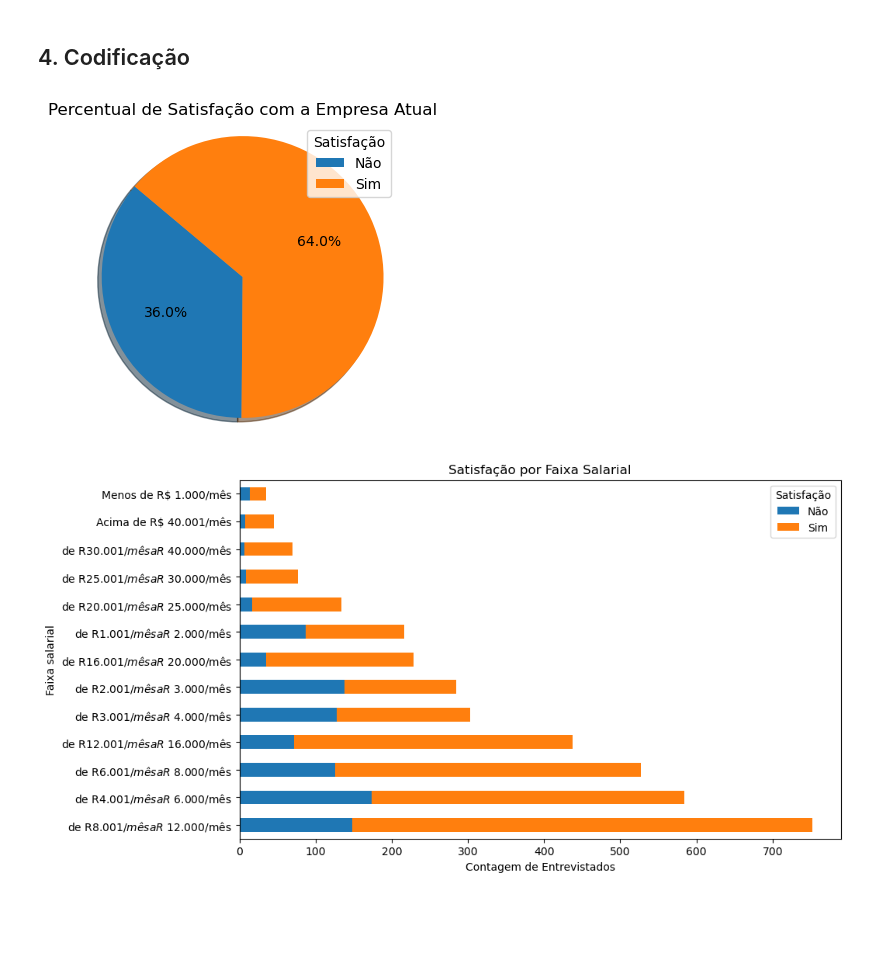
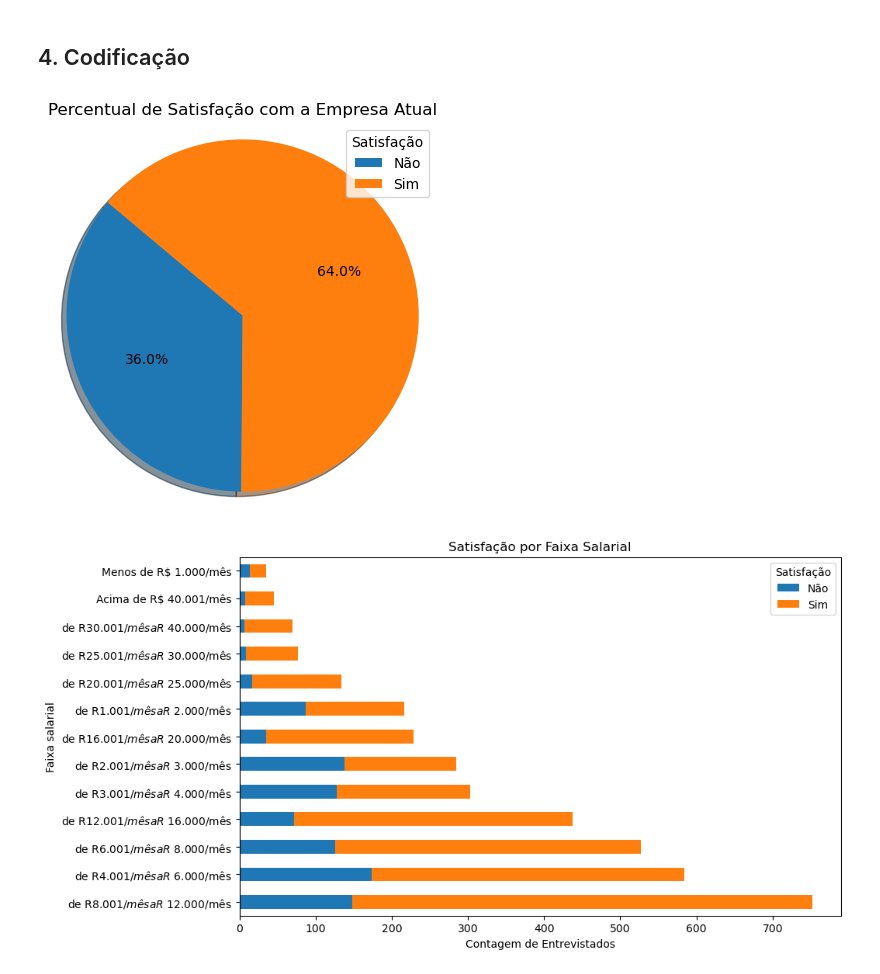
Before and after one commit to filiphe-ds/data-science, a Jupyter notebook: Kaggle - State of Data 2022/Análise (v1.0 - Final) - State of Data 2022/Análise - State of Data 2022 (Final).ipynb, the cells around one changed output. Saved outputs shown, nothing was run; the diff lists cells and outputs as text; code cells hidden in the pictures; blank space fills up the shorter version.

```diff
--- a/Kaggle - State of Data 2022/Análise (v1.0 - Final) - State of Data 2022/Análise - State of Data 2022 (Final).ipynb
+++ b/Kaggle - State of Data 2022/Análise (v1.0 - Final) - State of Data 2022/Análise - State of Data 2022 (Final).ipynb
@@ -84,24 +84,24 @@ cor_insatisfeito = '#ff7f0e'
 # %%
 #Denifindo Quantidade de profissionais Satisfeitos com o que fazem em suas empresas
 
 #Criando contagem de satisfação
 contagem_sim = data_parte2['P2_k _Você está satisfeito na sua empresa atual?'].sum()
 contagem_nao = len(data_parte2) - contagem_sim
 
 #Criando variáveis para plotar no gráfico
 labels = ['Sim', 'Não']
 sizes = [contagem_nao, contagem_sim]
 
 #Plotagem do gráfico
-plt.figure(figsize=(4,4))
+plt.figure(figsize=(5,5))
 plt.pie(sizes, autopct='%1.1f%%', shadow=True, startangle=140)
 plt.axis('equal')
 plt.title('Percentual de Satisfação com a Empresa Atual')
 plt.legend(title='Satisfação', labels=['Não', 'Sim'], loc='upper right')
 
 plt.show()
 # %% [output]
-[figure, old version]
+[figure, new version]
 # %%
 # Agrupando os dados por 'P2_h _Faixa salarial' e calculo de contagens para 'Sim' e 'Não'
 grouped_data = data_parte2.groupby('P2_h _Faixa salarial')['P2_k _Você está satisfeito na sua empresa atual?'].value_counts().unstack(fill_value=0)
```
Also changed, not shown: parts of 2 cells of this notebook.
